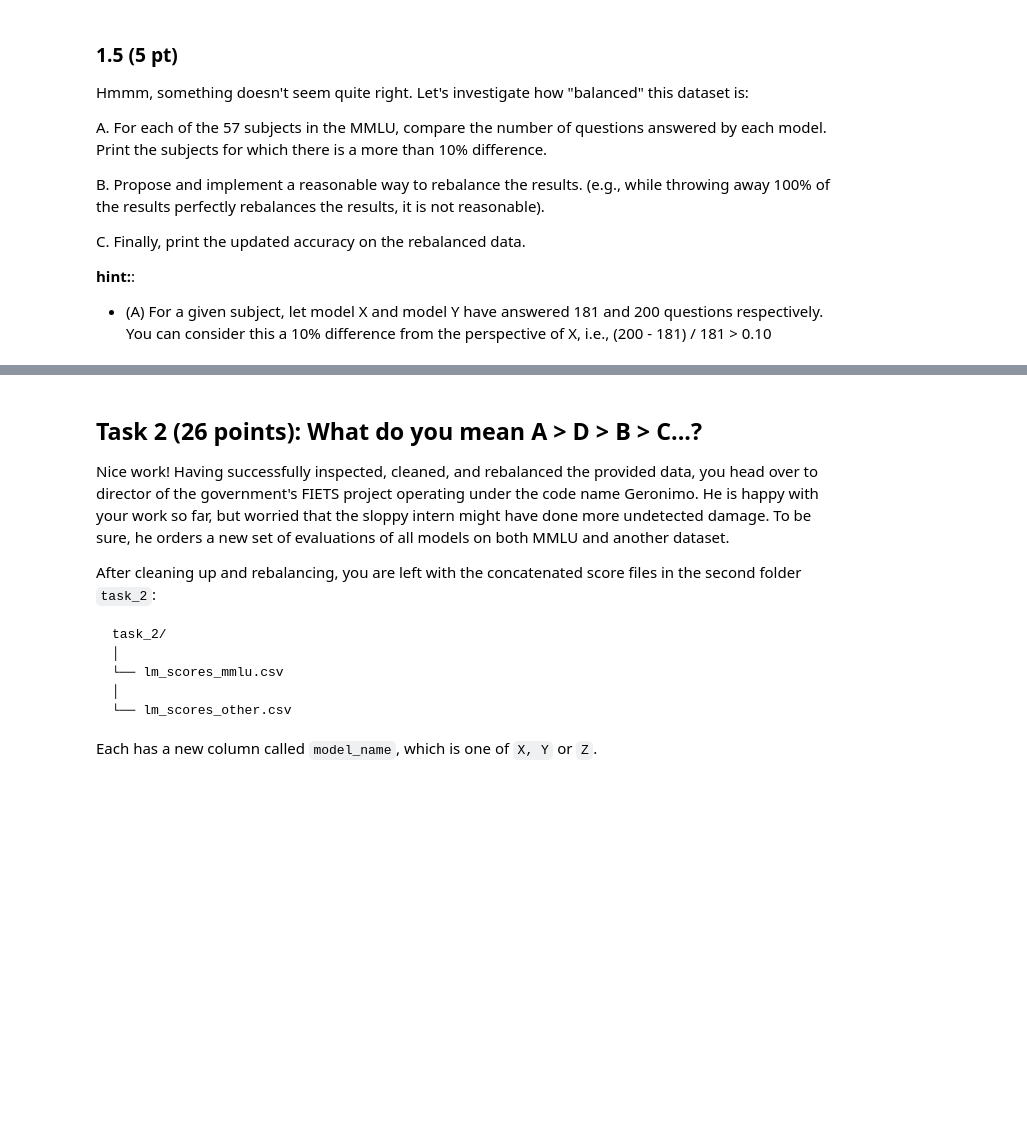
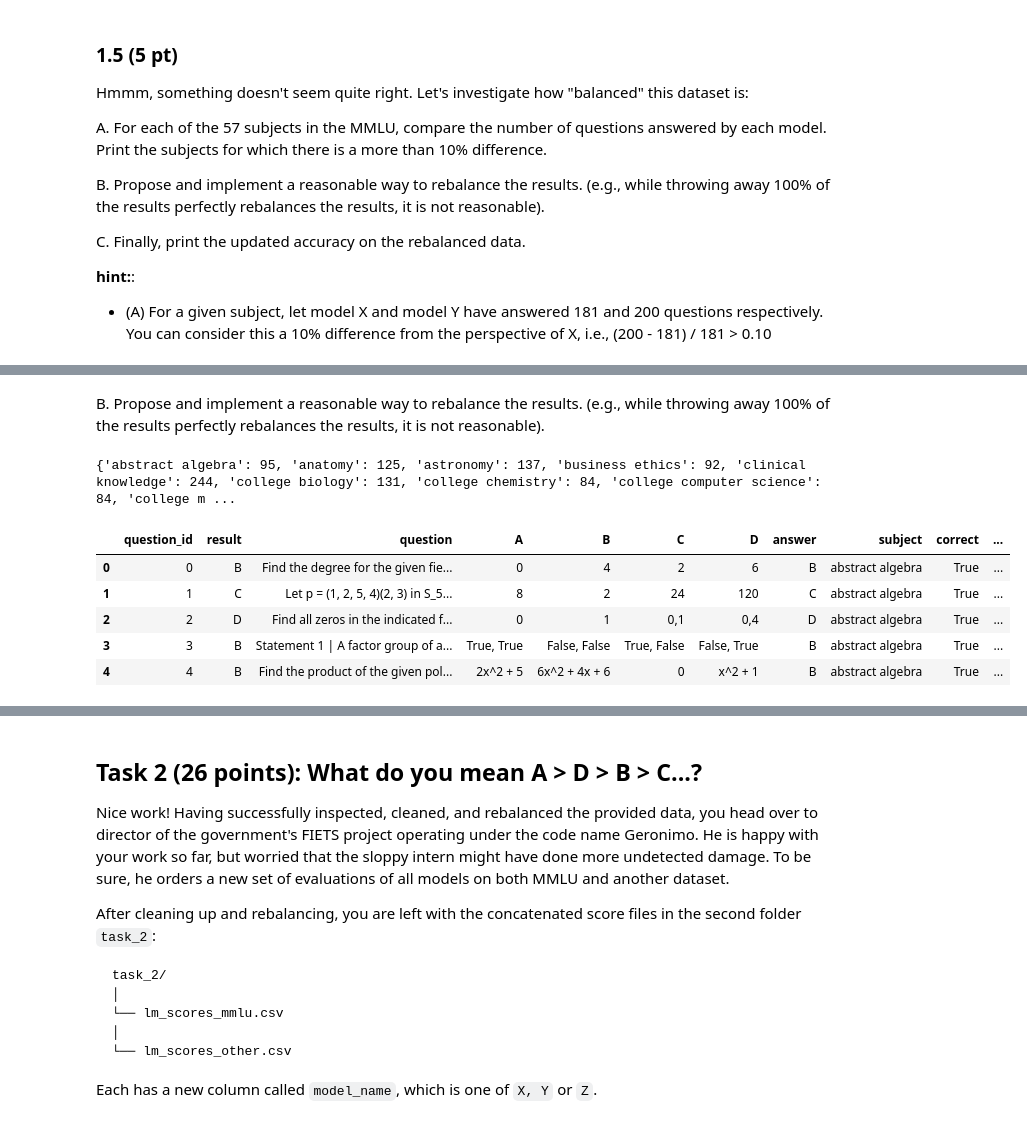
Before and after one commit to Jvviragine/data_analysis_um_course, a Jupyter notebook: data_clinics/clinic1/Niki_Data_Clinic_1 copy.ipynb, the cells around one changed output, grey strips where cells are left out. Cells and saved outputs as stored; diff of their text form; code cells hidden in the pictures; blank space fills up the shorter version.

```diff
--- a/data_clinics/clinic1/Niki_Data_Clinic_1 copy.ipynb
+++ b/data_clinics/clinic1/Niki_Data_Clinic_1 copy.ipynb
@@ -183,3 +275,11 @@ B. Modify the `clean_answer()` example function to clean the answers in the filt
 C. /Discuss:/ Compare the sizes of the original and filtered data frames. What do you see? Why might this be a problem?
 # %%
 #A
+import copy
+df_x_filtered = copy.deepcopy(df_x[df_x['result'].str.len() < 10])
+df_y_filtered = copy.deepcopy(df_y[df_y['result'].str.len() < 10])
+df_z_filtered = copy.deepcopy(df_z[df_z['result'].str.len() < 10])
+
+print(df_x_filtered.shape)
+print(df_y_filtered.shape)
+print(df_z_filtered.shape)
@@ -186,2 +290,16 @@ C. /Discuss:/ Compare the sizes of the original and filtered data frames. What d
 # %%
 #B
+def clean_answer(s, patterns=['answer is', 'Answer:']):
+    s = str(s).strip()  # Strip white spaces
+    for pattern in patterns:
+        s = s.replace(pattern, '')
+    return s
+
+# Clean the answers in the filtered dataframes
+df_x_filtered['result'] = df_x_filtered['result'].apply(clean_answer)
+df_y_filtered['result'] = df_y_filtered['result'].apply(clean_answer)
+df_z_filtered['result'] = df_z_filtered['result'].apply(clean_answer)
+
+print('Value counts filtered df_x:\n', df_x_filtered['result'].value_counts())
+print('Value counts filtered df_y:\n', df_y_filtered['result'].value_counts())
+print('Value counts filtered df_z:\n', df_z_filtered['result'].value_counts())
@@ -187,0 +326,9 @@ C. /Discuss:/ Compare the sizes of the original and filtered data frames. What d
+# %%
+# Ensure only A, B, C, D answers are present
+valid_answers = {'A', 'B', 'C', 'D'}
+df_x_filtered = df_x_filtered[df_x_filtered['result'].isin(valid_answers)]
+df_y_filtered = df_y_filtered[df_y_filtered['result'].isin(valid_answers)]
+df_z_filtered = df_z_filtered[df_z_filtered['result'].isin(valid_answers)]
+print('Value counts filtered df_x:\n', df_x_filtered['result'].value_counts())
+print('Value counts filtered df_y:\n', df_y_filtered['result'].value_counts())
+print('Value counts filtered df_z:\n', df_z_filtered['result'].value_counts())
@@ -197,4 +383,11 @@ A. Both the `MMLU` dataframes and the language model score data frames have the
 B. Add a new column to each of the resulting dataframes called `correct`, that checks if the model's answer in `result` is the same as the expected answer in the column `answer`. Then, print the average score of each model.
 # %%
 # A
+df_x_joined = df_x_filtered.merge(df_test, on='question_id', how='inner')
+df_y_joined = df_y_filtered.merge(df_test, on='question_id', how='inner')
+df_z_joined = df_z_filtered.merge(df_test, on='question_id', how='inner')
+
+print('df_x_joined:', df_x_joined.shape)
+print('df_y_joined:', df_y_joined.shape)
+print('df_z_joined:', df_z_joined.shape)
 # %% [output]
@@ -222,0 +539,20 @@ C. Finally, print the updated accuracy on the rebalanced data.
+# %% [markdown]
+B. Propose and implement a reasonable way to rebalance the results. (e.g., while throwing away 100% of the results perfectly rebalances the results, it is not reasonable).
+# %%
+#Find models that has answered the least question that is our min_count
+min_counts = subject_counts[['model_x', 'model_y', 'model_z']].min(axis=1)
+subject_counts['min_answers'] = min_counts
+# Build a mapping from subject to the minimum number of answers for that subject
+min_answers_map = subject_counts.set_index('subject')['min_answers'].to_dict()
+print(min_answers_map)
+# %% [output]
+{'abstract algebra': 95, 'anatomy': 125, 'astronomy': 137, 'business ethics': 92, 'clinical knowledge': 244, 'college biology': 131, 'college chemistry': 84, 'college computer science': 84, 'college m ...
+# %%
+display(df_x_joined.head())
+# %% [output]
+|  | question_id | result | question | A | B | C | D | answer | subject | correct | ... |
+| 0 | 0 | B | Find the degree for the given fie... | 0 | 4 | 2 | 6 | B | abstract algebra | True | ... |
+| 1 | 1 | C | Let p = (1, 2, 5, 4)(2, 3) in S_5... | 8 | 2 | 24 | 120 | C | abstract algebra | True | ... |
+| 2 | 2 | D | Find all zeros in the indicated f... | 0 | 1 | 0,1 | 0,4 | D | abstract algebra | True | ... |
+| 3 | 3 | B | Statement 1 | A factor group of a... | True, True | False, False | True, False | False, True | B | abstract algebra | True | ... |
+| 4 | 4 | B | Find the product of the given pol... | 2x^2 + 5 | 6x^2 + 4x + 6 | 0 | x^2 + 1 | B | abstract algebra | True | ... |
```
Also changed, not shown: parts of 25 cells of this notebook.
